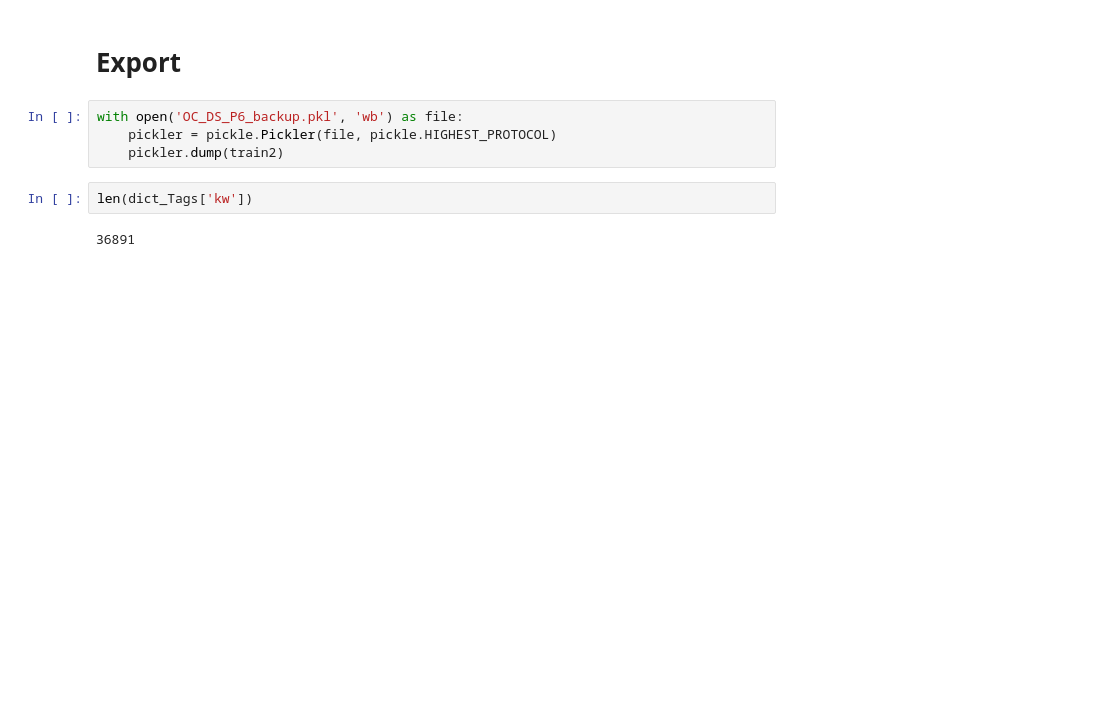
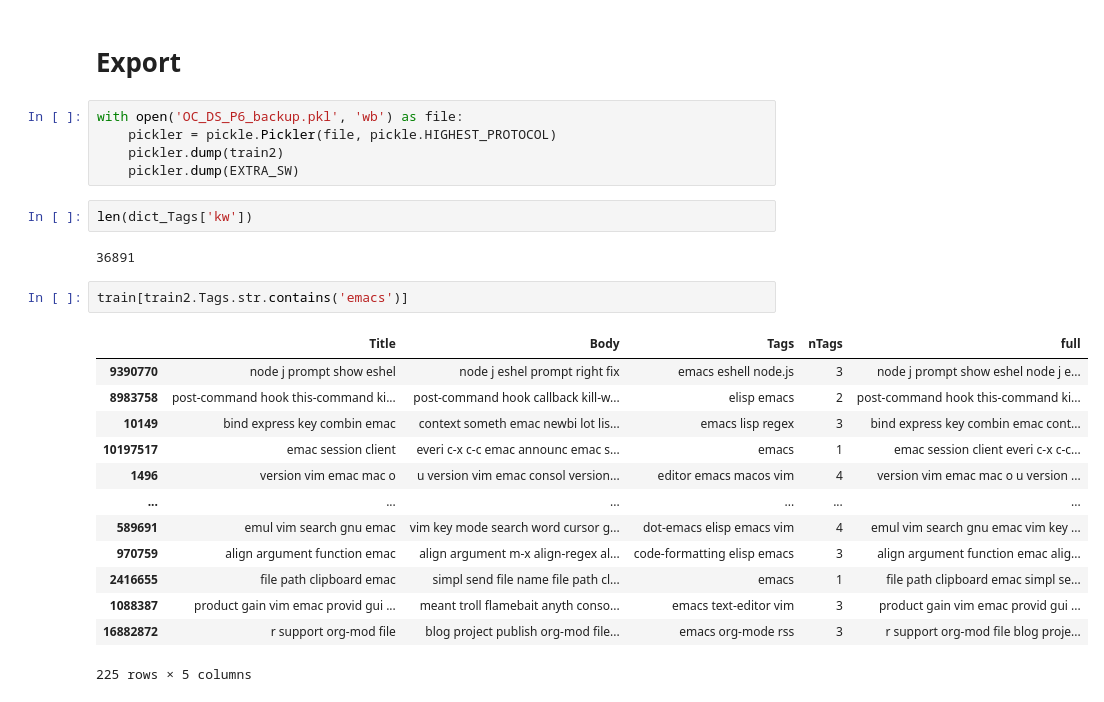
Before and after one commit to FKO78/OC-ds-p6, a Jupyter notebook: P6_Catégorisez_automatiquement_des_questions_EXPLORATION.ipynb, the cells around one changed output. Saved outputs shown, nothing was run; the diff lists cells and outputs as text; blank space fills up the shorter version.

```diff
--- a/P6_Catégorisez_automatiquement_des_questions_EXPLORATION.ipynb
+++ b/P6_Catégorisez_automatiquement_des_questions_EXPLORATION.ipynb
@@ -519,7 +519,24 @@ Dénombrenent des mots
 with open('OC_DS_P6_backup.pkl', 'wb') as file:
     pickler = pickle.Pickler(file, pickle.HIGHEST_PROTOCOL)
     pickler.dump(train2)
+    pickler.dump(EXTRA_SW)
 # %%
 len(dict_Tags['kw'])
 # %% [output]
 36891
+# %%
+train[train2.Tags.str.contains('emacs')]
+# %% [output]
+|  | Title | Body | Tags | nTags | full |
+| 9390770 | node j prompt show eshel | node j eshel prompt right fix | emacs eshell node.js | 3 | node j prompt show eshel node j e... |
+| 8983758 | post-command hook this-command ki... | post-command hook callback kill-w... | elisp emacs | 2 | post-command hook this-command ki... |
+| 10149 | bind express key combin emac | context someth emac newbi lot lis... | emacs lisp regex | 3 | bind express key combin emac cont... |
+| 10197517 | emac session client | everi c-x c-c emac announc emac s... | emacs | 1 | emac session client everi c-x c-c... |
+| 1496 | version vim emac mac o | u version vim emac consol version... | editor emacs macos vim | 4 | version vim emac mac o u version ... |
+| ... | ... | ... | ... | ... | ... |
+| 589691 | emul vim search gnu emac | vim key mode search word cursor g... | dot-emacs elisp emacs vim | 4 | emul vim search gnu emac vim key ... |
+| 970759 | align argument function emac | align argument m-x align-regex al... | code-formatting elisp emacs | 3 | align argument function emac alig... |
+| 2416655 | file path clipboard emac | simpl send file name file path cl... | emacs | 1 | file path clipboard emac simpl se... |
+| 1088387 | product gain vim emac provid gui ... | meant troll flamebait anyth conso... | emacs text-editor vim | 3 | product gain vim emac provid gui ... |
+| 16882872 | r support org-mod file | blog project publish org-mod file... | emacs org-mode rss | 3 | r support org-mod file blog proje... |
+225 rows × 5 columns
```
